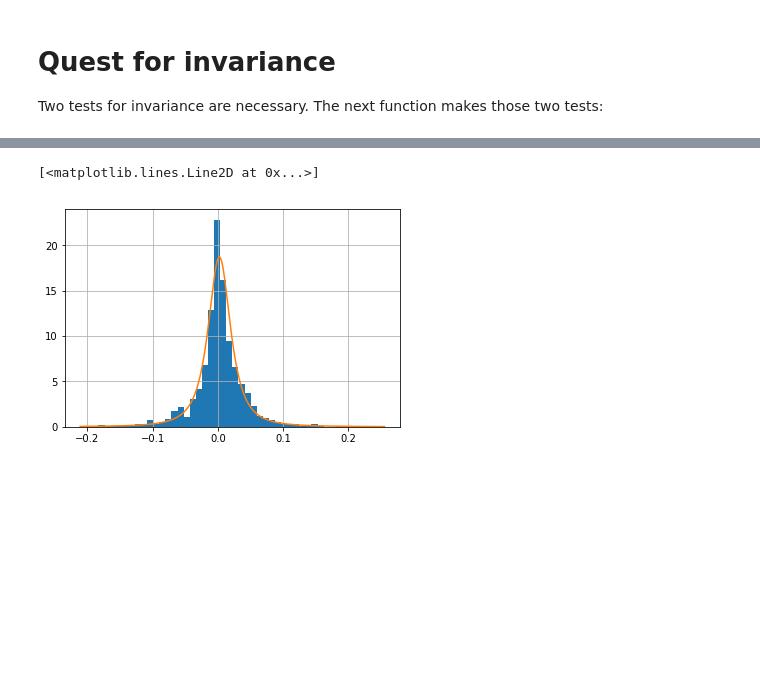
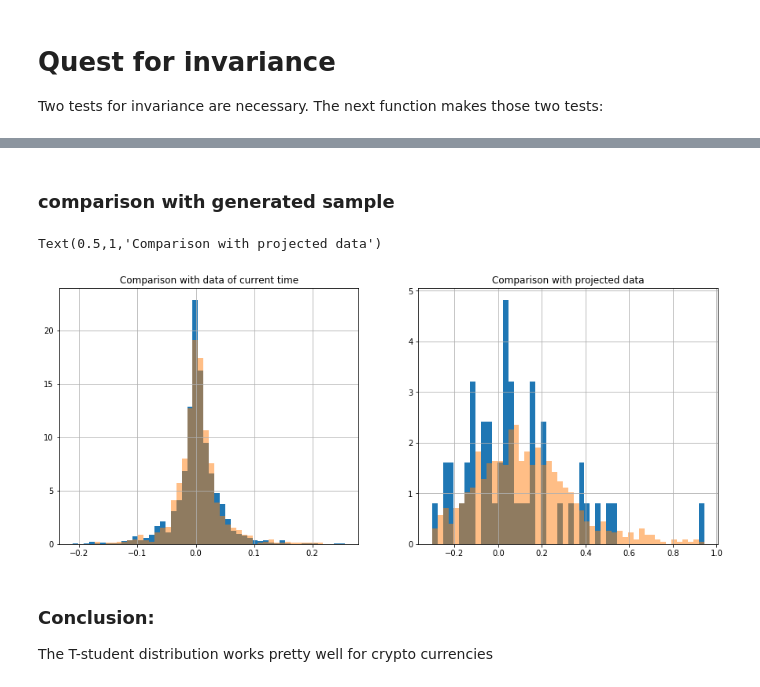
Before and after one commit to dxcv/finances, a Jupyter notebook: finances/studies/trading/Probability analysis for trading.ipynb, the cells around one changed output, grey strips where cells are left out. Cells and saved outputs as stored; diff of their text form; code cells hidden in the pictures; blank space fills up the shorter version.

```diff
--- a/finances/studies/trading/Probability analysis for trading.ipynb
+++ b/finances/studies/trading/Probability analysis for trading.ipynb
@@ -67,11 +84,37 @@ plt.plot(x, pdf, label='Daily')
-# %%
-#normal fit
-from scipy.stats import t
-data.hist(bins=50, normed=True)
-x =np.linspace(data.min(),data.max(),1000)
-parameters = t.fit(data)
-pdf = t.pdf(x, *parameters)
-plt.plot(x, pdf, label='Daily')
-# %% [output]
-[<matplotlib.lines.Line2D at 0x...>]
-[figure, removed]
+# %% [markdown]
+### comparison with generated sample
+# %%
+def generate_proj_sample(n_steps, size):
+    sample = np.zeros(size)
+    for k in range(n_steps):
+        sample += t.rvs(*parameters, size=size)
+    return sample
+# %%
+coin = 'BTC'
+data = mkt.crypto_returns_data(coin, time_step='D').dropna()#, start_date=datetime.datetime(2018,1,26)).dropna()
+n_iterations = 30
+proj_data = mkt.crypto_returns_data(coin, time_step='M').dropna()#, start_date=datetime.datetime(2018,1,26)).dropna()
+
+# fit
+parameters = t.fit(data)
+# %%
+fig, ax = plt.subplots(1,2, figsize=(15,6))
+data.hist(bins=50, normed=True, ax=ax[0])
+sample = t.rvs(*parameters, size=1000)
+ax[0].hist(sample, range=(data.min(), data.max()), bins=50, alpha=0.5, normed=True)
+ax[0].set_title('Comparison with data of current time')
+# project
+
+
+proj_sample = generate_proj_sample(n_steps=n_iterations, size=1000)
+
+# plot
+proj_data.hist(bins=50, normed=True, ax=ax[1])
+ax[1].hist(proj_sample, range=(proj_data.min(), proj_data.max()), bins=50, alpha=0.5, normed=True)
+ax[1].set_title('Comparison with projected data')
+# %% [output]
+Text(0.5,1,'Comparison with projected data')
+[figure, added]
+# %% [markdown]
+### Conclusion:
+The T-student distribution works pretty well for crypto currencies
```
Also changed, not shown: parts of 2 cells of this notebook, 3 other files.
